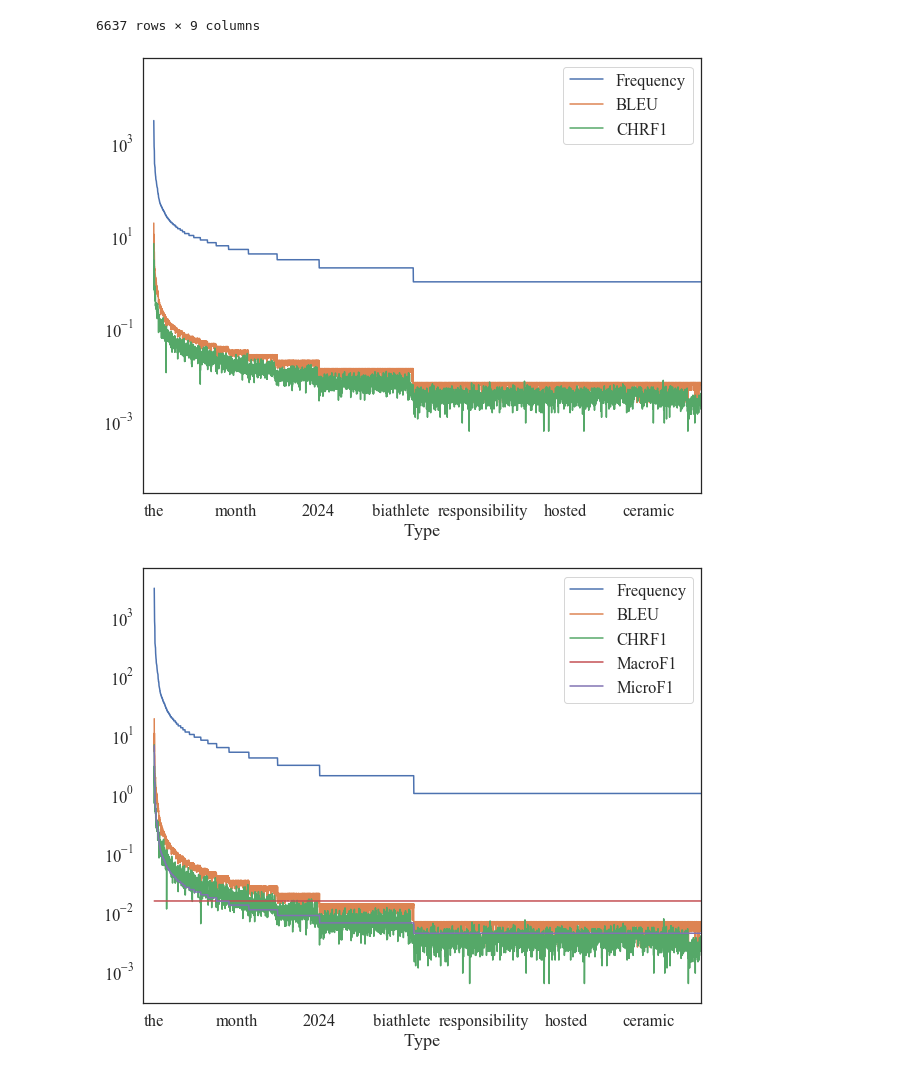
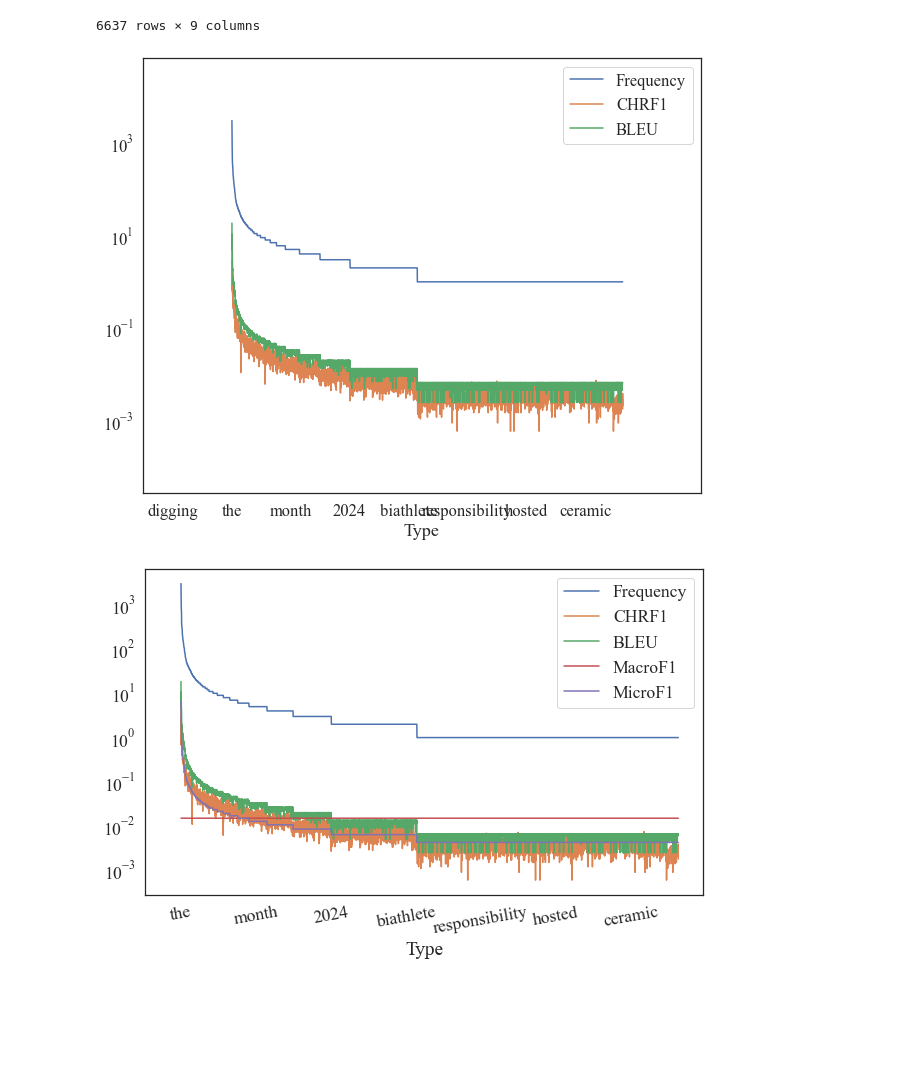
Before and after one commit to thammegowda/007-mt-eval-macro, a Jupyter notebook: justifs/bleu-damage-viz/viz.ipynb, the cells around one changed output. Saved outputs shown, nothing was run; the diff lists cells and outputs as text; code cells hidden in the pictures; blank space fills up the shorter version.

```diff
--- a/justifs/bleu-damage-viz/viz.ipynb
+++ b/justifs/bleu-damage-viz/viz.ipynb
@@ -120,6 +138,6 @@ from matplotlib import pyplot as plt
 # %%
 sns.set(font="Times New Roman", style='white',font_scale=1.5)
-ax = damage.plot(x='Type', y=['Frequency', 'BLEU', 'CHRF1'], logy=True, figsize=(10, 8))
+ax = damage.plot(x='Type', y=['Frequency', 'CHRF1', 'BLEU'], logy=True, figsize=(10, 8))
 #ax.margins(x=0.1, y=0.05)
 #sns.despine()
 #plt.subplots_adjust(left=-0.1)
@@ -128,15 +146,16 @@ plt.margins(0.2)
 x0, x1, y0, y1 = plt.axis()
 margin_x = 0.02 * (x1- x0)
 plt.axis((x0 - margin_x, x1, y0, y1))
-plt.savefig('bleu-chrf-damage.pdf')
+#plt.savefig('bleu-chrf-damage-norecall.pdf')
 # %% [output]
-[figure, old version]
+[figure, new version]
 # %%
-sns.set(font="Times New Roman", style='white',font_scale=1.5)
-damage.plot(x='Type', y=['Frequency', 'BLEU', 'CHRF1', 'MacroF1', 'MicroF1'], logy=True, figsize=(10, 8))
+sns.set(font="Times New Roman", style='white',font_scale=1.6)
+damage.plot(x='Type', y=['Frequency', 'CHRF1', 'BLEU',  'MacroF1', 'MicroF1'], logy=True, figsize=(10, 6))
 x0, x1, y0, y1 = plt.axis()
 margin_x = 0.02 * (x1- x0)
+plt.xticks(rotation=10)
 plt.axis((x0 - margin_x, x1, y0, y1))
-plt.savefig('bleu-chrf-macro-micro-damage.pdf')
+plt.savefig('bleu-chrf-macro-micro-norecall.pdf')
 # %% [output]
-[figure, old version]
+[figure, new version]
```
Also changed, not shown: parts of 10 cells of this notebook, 8 other files.
